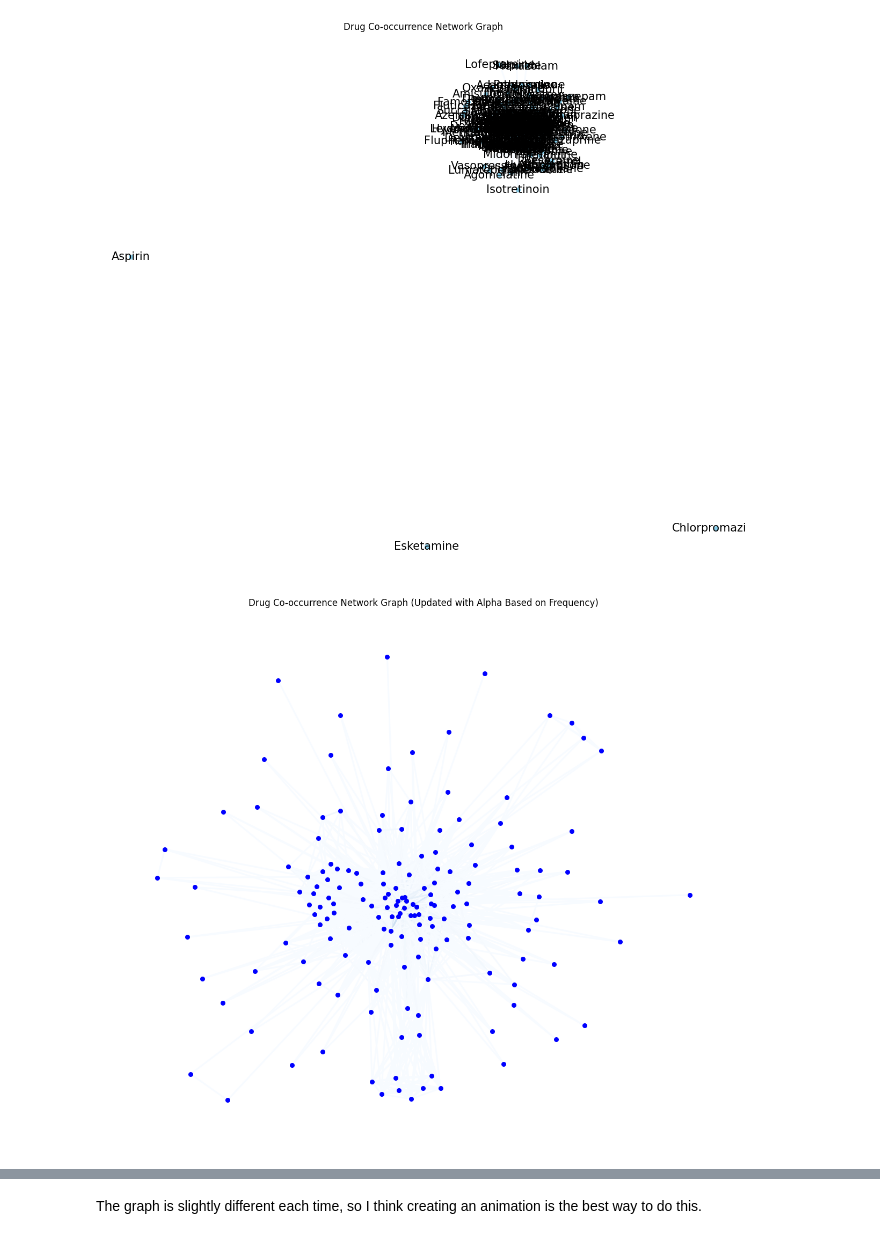
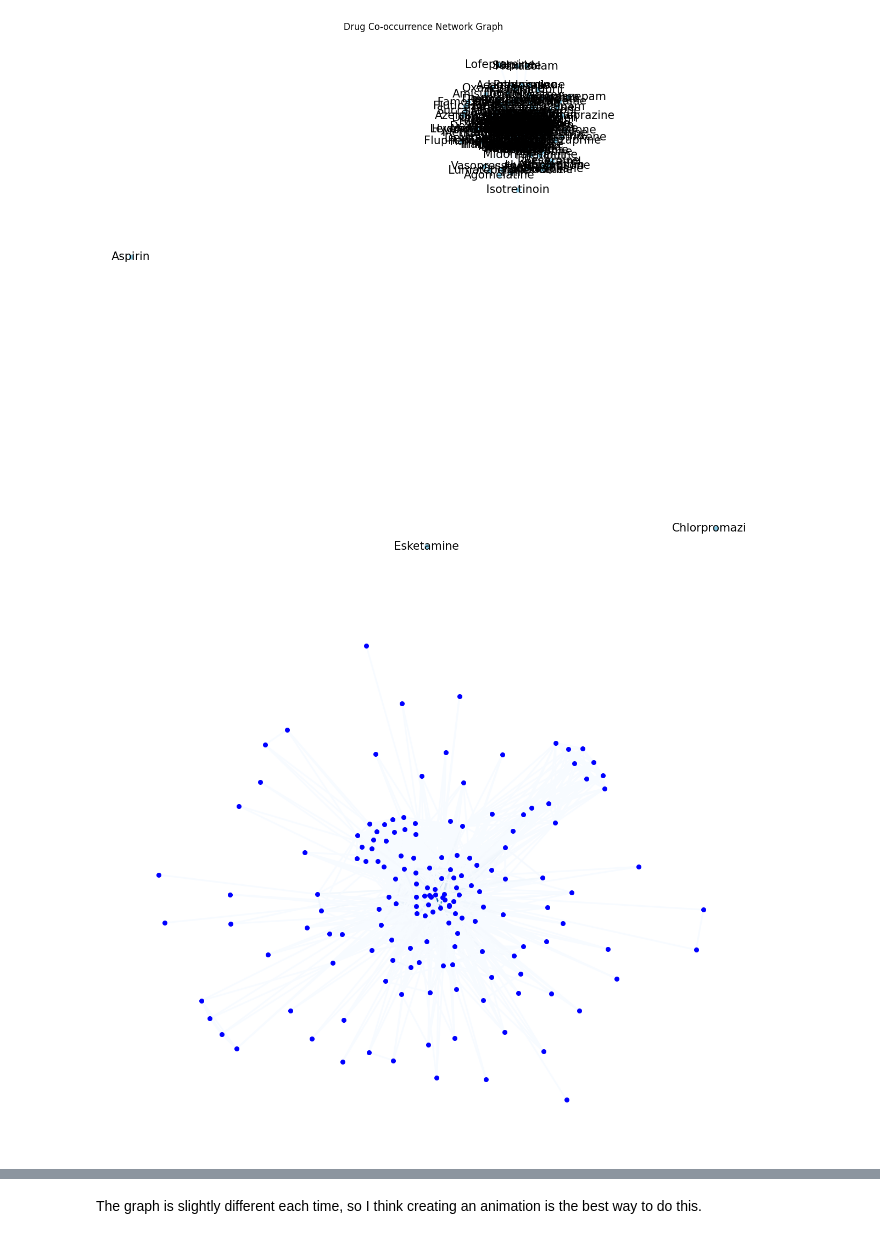
Before and after one commit to mitch-hamidi/may-2024-mental-health-nlp, a Jupyter notebook: Gabe's_notebooks/relevant_post_analysis/OpenAI_text_analysis_3.5.ipynb, the cells around one changed output, grey strips where cells are left out. Saved outputs shown, nothing was run; the diff lists cells and outputs as text; code cells hidden in the pictures.

```diff
--- a/Gabe's_notebooks/relevant_post_analysis/OpenAI_text_analysis_3.5.ipynb
+++ b/Gabe's_notebooks/relevant_post_analysis/OpenAI_text_analysis_3.5.ipynb
@@ -172,35 +174,36 @@ import matplotlib.cm as cm
 # %%
 # Calculate the frequency of each drug's appearance in the rows
 drug_frequencies = df['drug_list'].explode().value_counts()
 
 # Normalize the frequencies for color intensity (between 0 and 1)
 normalized_frequencies = drug_frequencies / drug_frequencies.max()
 
 # Create a graph from the updated co-occurrence matrix
 G = nx.Graph()
 for drug in cooccurrence_matrix.columns:
     G.add_node(drug, frequency=normalized_frequencies[drug])
 
 for drug1, drug2 in combinations(cooccurrence_matrix.columns, 2):
     weight = cooccurrence_matrix.at[drug1, drug2]
     if weight > 0:
         G.add_edge(drug1, drug2, weight=weight)
 
 # Draw the updated graph with a spring layout and transparency based on frequency
 plt.figure(figsize=(12, 10))
-pos = nx.spring_layout(G, weight='weight')  # Positions nodes using a force-directed algorithm
+pos = nx.spring_layout(G, weight='weight',seed=42)  # Positions nodes using a force-directed algorithm
 edges = G.edges(data=True)
 weights = [edge[2]['weight'] for edge in edges]
 
 # Set a fixed color (blue) and adjust alpha based on frequency
 fixed_color = (0, 0, 1, 1)  # Blue color with full alpha
 node_colors = [(fixed_color[0], fixed_color[1], fixed_color[2], G.nodes[node]['frequency']) for node in G.nodes]
 
-nx.draw(G, pos, with_labels=False, node_size=30, node_color=(0,0,1,1), font_size=15, font_color="black", edge_color=weights, edge_cmap=plt.cm.Blues, width=2)
-plt.title('Drug Co-occurrence Network Graph (Updated with Alpha Based on Frequency)')
+nx.draw(G, pos, with_labels=False, node_size=30, node_color=(0,0,1,1), font_size=6, font_color="black", edge_color=weights, edge_cmap=plt.cm.Blues, width=2)
+#plt.title('Drug Co-occurrence Network Graph (Updated with Alpha Based on Frequency)')
+plt.savefig('drug_network_unlabelled.png', bbox_inches='tight', pad_inches=0.1)
 plt.show()
 # %% [output]
-[figure, old version]
+[figure, new version]
 # %%
 # Calculate the frequency of each drug's appearance in the rows
 drug_frequencies = df['drug_list'].explode().value_counts()
```
Also changed, not shown: parts of 11 cells of this notebook, 3 other files.
